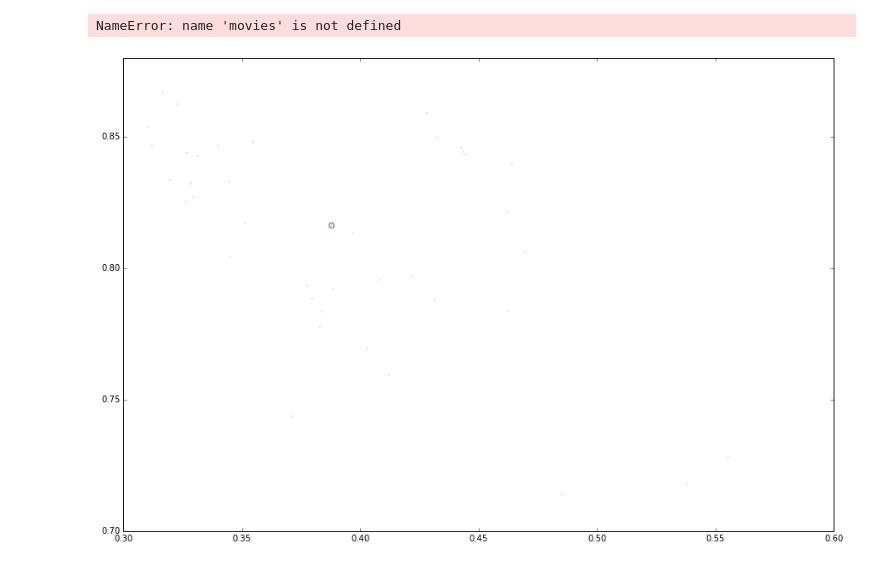
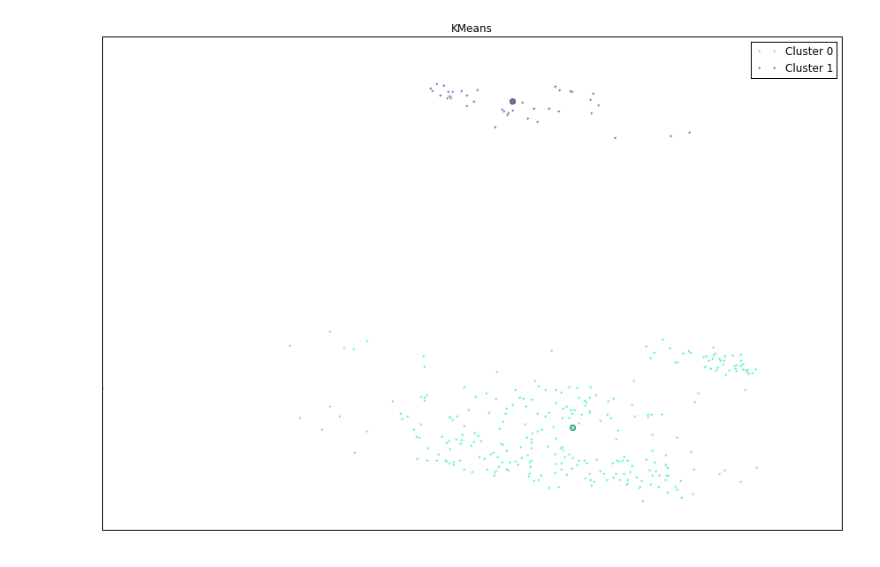
Before and after one commit to dmil/EmailAnalysis, a Jupyter notebook: EmailAnalysis.ipynb, the cells around one changed output. Drawn from its saved outputs; the diff is of its cells as text; code cells hidden in the pictures.

Commit message:
update email analysis ipython notebook

```diff
--- a/EmailAnalysis.ipynb
+++ b/EmailAnalysis.ipynb
@@ -48,13 +48,16 @@ from Email import Email
 db = SqliteDatabase('emails.db')
 db.connect()
 # %%
-N_CLUSTERS = 5
+N_CLUSTERS = 2
 reduce_dimensionality = True
+color_by_party = False
 k_means = KMeans(n_clusters=N_CLUSTERS, init='k-means++', max_iter=100, n_init=1, verbose=True)
 vectorizer = TfidfVectorizer(max_df=0.5, min_df=0.1, stop_words='english')
 lsa = TruncatedSVD(2)
 # %%
-text = [email.text() for email in Email.select()]
+emails = np.array([email for email in Email.select()])
+text = np.array([email.text() for email in emails])
+parties = np.array([email.party for email in emails])
 vectors = vectorizer.fit_transform(text)
 if reduce_dimensionality == True:
     X = lsa.fit_transform(vectors)
@@ -112,28 +95,39 @@ for k in range(N_CLUSTERS):
 # %%
 if reduce_dimensionality == True:
     mpld3.enable_notebook()
-    fig,ax = plt.subplots(figsize=(15,10)) #.figure(figsize=(20,10))
-#     ax = fig.add_subplot(1,1,1)
-#     ax.grid(True, alpha=0.3)
+    fig,ax = plt.subplots(figsize=(15,10))
 
-    colors = [(random.random(), random.random(), random.random()) for x in range(N_CLUSTERS)]
-    for k, col in zip(range(N_CLUSTERS), colors):
-        my_members = k_means_labels == k
-        cluster_center = k_means_cluster_centers[k]
-        points = ax.plot(X[my_members, 0], X[my_members, 1], 'w', markerfacecolor=col, marker='.', label='Cluster %i' % k)
-        centers = ax.plot(cluster_center[0], cluster_center[1], 'o', markerfacecolor=col, markeredgecolor='k', markersize=6)
+    def add_labels(fig, boolmap, points):
+            labels = []
+            for email in emails[boolmap]:
+                labels.append(email.message_id + " " + email.message_labels + " " + email.party)
+            tooltip = plugins.PointHTMLTooltip(points[0], labels, voffset=10, hoffset=10)
+            plugins.connect(fig, tooltip)
 
-        labels = []
-#         for movie in movies[k_means_labels == k]:
-            labels.append(movie.get('Title', '') + " " + movie.get('osID', '') + " " + movie.get('imdbID', '') + " " + ", ".join(movie.get('Genre', '')) + " " + movie.get('', '') + " ")
+    if color_by_party == True:
+        for party, col in zip(['DEM', 'REP'], ['blue', 'red']):
+            my_members = parties == party
+            points = ax.plot(X[my_members, 0], X[my_members, 1], 'w', markerfacecolor=col, marker='.', label='Party %s' % party )
 
-        tooltip = plugins.PointHTMLTooltip(points[0], labels, voffset=10, hoffset=10)
-        plugins.connect(fig, tooltip)
+            add_labels(fig, parties == party, points)
+
+        for k in range(N_CLUSTERS):
+            cluster_center = k_means_cluster_centers[k]
+            centers = ax.plot(cluster_center[0], cluster_center[1], 'o', markerfacecolor='black', markeredgecolor='k', markersize=6)
+
+    else:
+        colors = [(random.random(), random.random(), random.random()) for x in range(N_CLUSTERS)]
+        for k, col in zip(range(N_CLUSTERS), colors):
+            my_members = k_means_labels == k
+            cluster_center = k_means_cluster_centers[k]
+            points = ax.plot(X[my_members, 0], X[my_members, 1], 'w', markerfacecolor=col, marker='.', label='Cluster %i' % k)
+            centers = ax.plot(cluster_center[0], cluster_center[1], 'o', markerfacecolor=col, markeredgecolor='k', markersize=6)
+
+            add_labels(fig, k_means_labels == k, points)
 
     ax.set_title('KMeans')
     ax.set_xticks(())
     ax.set_yticks(())
     ax.legend()
 # %% [output]
-NameError: name 'movies' is not defined
-[figure, old version]
+[figure, new version]
```
Also changed, not shown: parts of 7 cells of this notebook.
